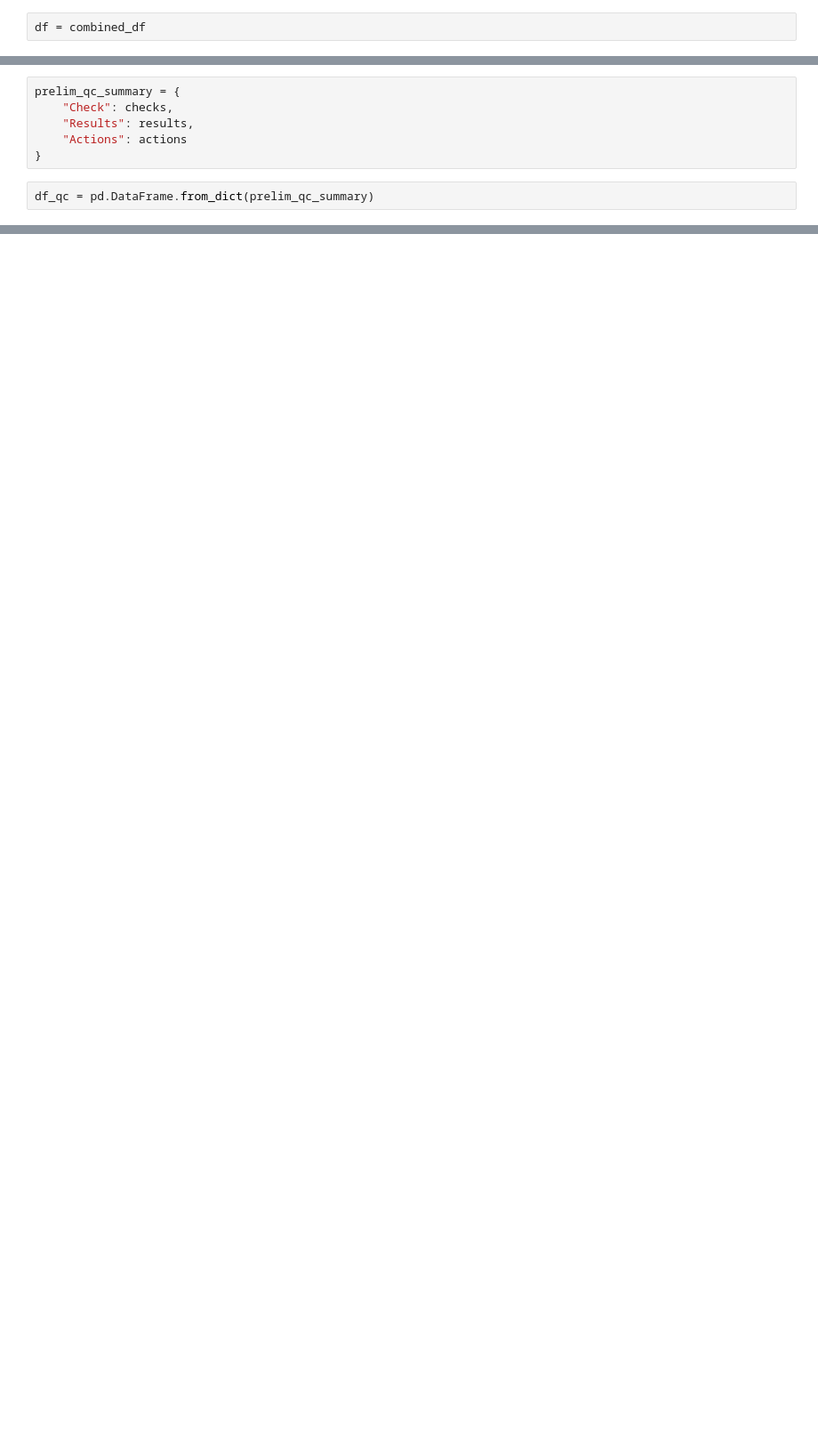
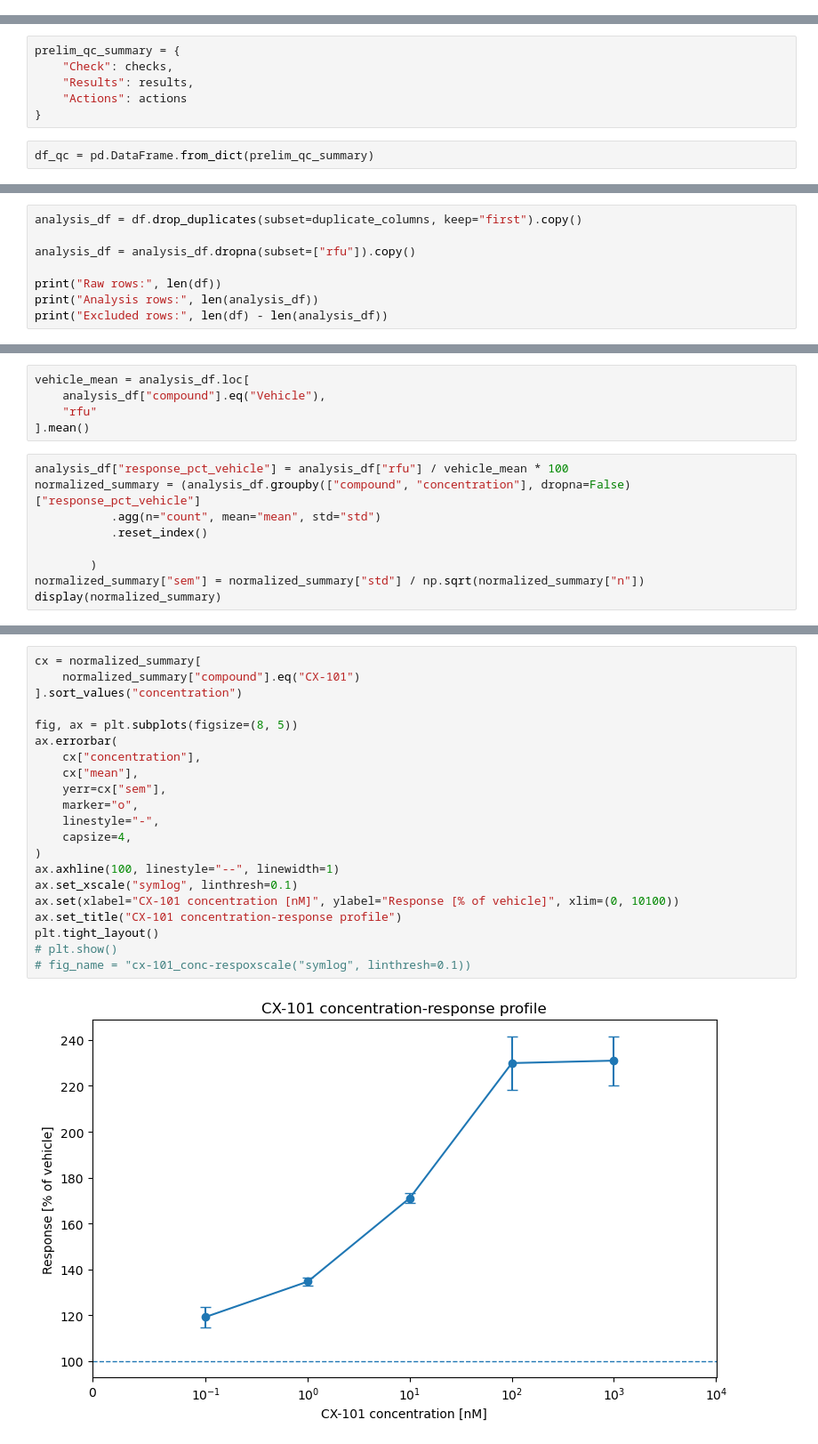
Before and after one commit to LisaPietrek/cx-101-cellular-assay, a Jupyter notebook: notebooks/02_prelim_pipeline.ipynb, the cells around one changed output, grey strips where cells are left out. Shown at 89% size. Cells and saved outputs as stored; diff of their text form; blank space fills up the shorter version.

```diff
--- a/notebooks/02_prelim_pipeline.ipynb
+++ b/notebooks/02_prelim_pipeline.ipynb
@@ -304,8 +261,6 @@ An outlier could be:
 ## QC Summary
 
 We record the problems identified by the pipeline. Use steps from standardization (log, not yet implemente) & QC checks to prepare a summary for QC assessment
-# %%
-df = combined_df
 # %%
 prelim_qc_results = {}
 prelim_qc_results["missing_values"] = df[["compound", "concentration", "unit", "rfu"]].isna().sum()
@@ -353,0 +314,8 @@ df_qc.to_csv("../reports/prelim_qc_summary.csv")
+# %%
+analysis_df = df.drop_duplicates(subset=duplicate_columns, keep="first").copy()
+
+analysis_df = analysis_df.dropna(subset=["rfu"]).copy()
+
+print("Raw rows:", len(df))
+print("Analysis rows:", len(analysis_df))
+print("Excluded rows:", len(df) - len(analysis_df))
@@ -353,0 +372,14 @@ df_qc.to_csv("../reports/prelim_qc_summary.csv")
+# %%
+vehicle_mean = analysis_df.loc[
+    analysis_df["compound"].eq("Vehicle"),
+    "rfu"
+].mean()
+# %%
+analysis_df["response_pct_vehicle"] = analysis_df["rfu"] / vehicle_mean * 100
+normalized_summary = (analysis_df.groupby(["compound", "concentration"], dropna=False)["response_pct_vehicle"]
+           .agg(n="count", mean="mean", std="std")
+           .reset_index()
+
+        )
+normalized_summary["sem"] = normalized_summary["std"] / np.sqrt(normalized_summary["n"])
+display(normalized_summary)
@@ -353,0 +395,23 @@ df_qc.to_csv("../reports/prelim_qc_summary.csv")
+# %%
+cx = normalized_summary[
+    normalized_summary["compound"].eq("CX-101")
+].sort_values("concentration")
+
+fig, ax = plt.subplots(figsize=(8, 5))
+ax.errorbar(
+    cx["concentration"],
+    cx["mean"],
+    yerr=cx["sem"],
+    marker="o",
+    linestyle="-",
+    capsize=4,
+)
+ax.axhline(100, linestyle="--", linewidth=1)
+ax.set_xscale("symlog", linthresh=0.1)
+ax.set(xlabel="CX-101 concentration [nM]", ylabel="Response [% of vehicle]", xlim=(0, 10100))
+ax.set_title("CX-101 concentration-response profile")
+plt.tight_layout()
+# plt.show()
+# fig_name = "cx-101_conc-respoxscale("symlog", linthresh=0.1))
+# %% [output]
+[figure, added]
```
Also changed, not shown: parts of 32 cells of this notebook.
